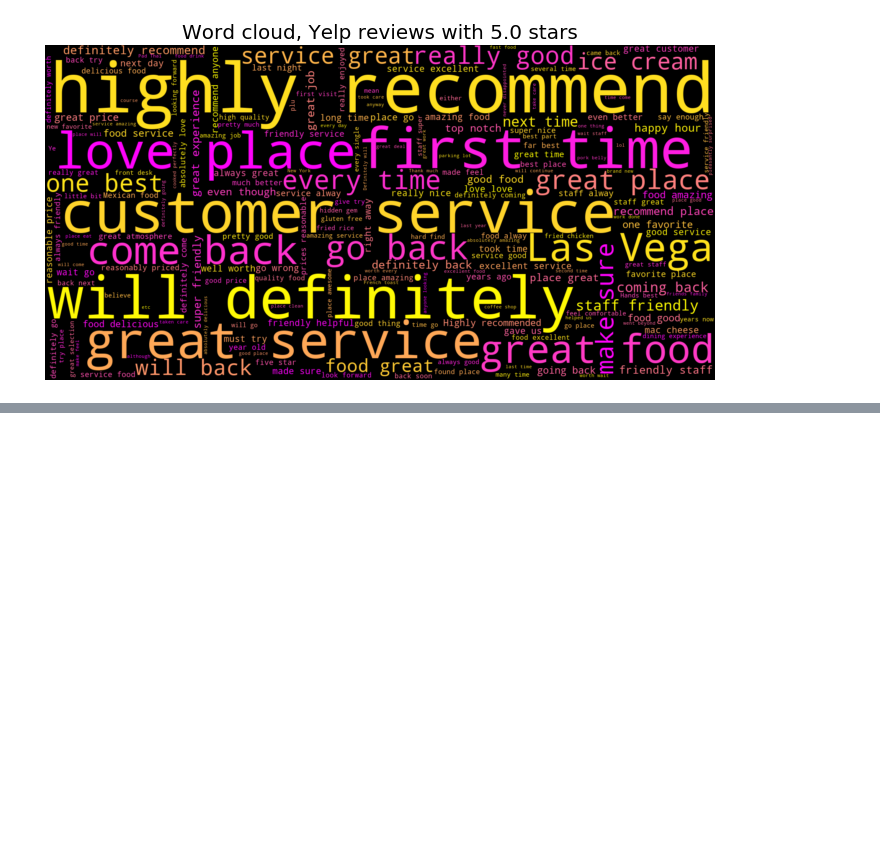
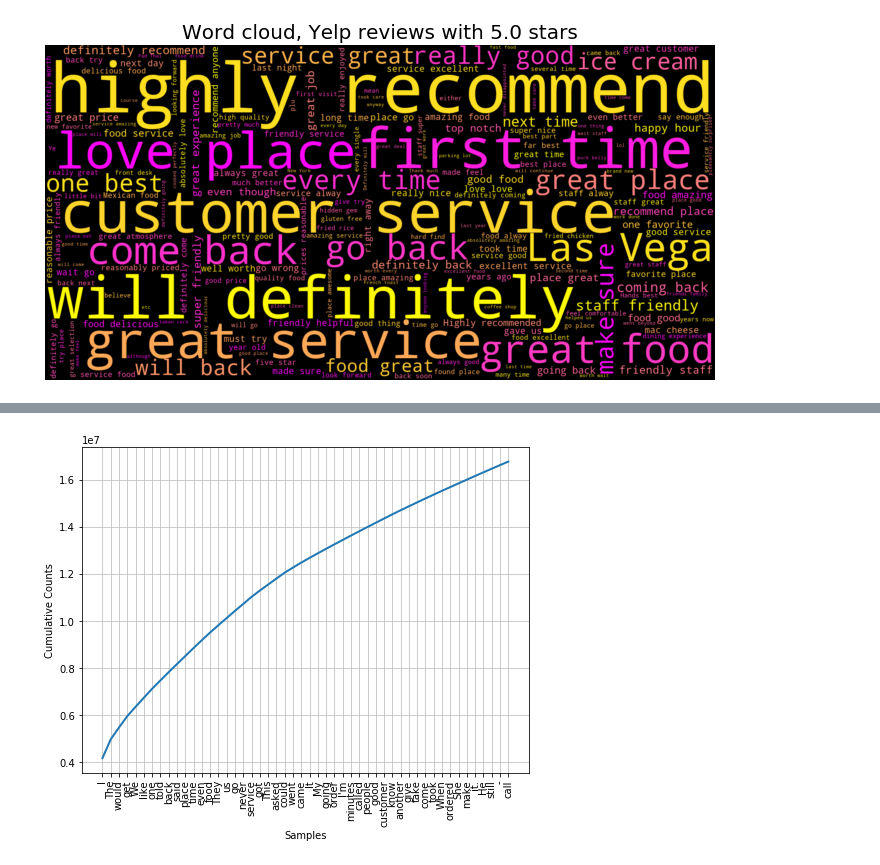
Before and after one commit to stepan-o/lift, a Jupyter notebook: notebooks/3.explore/3_explore_yelp.ipynb, the cells around one changed output, grey strips where cells are left out. Cells and saved outputs as stored; diff of their text form; code cells hidden in the pictures; blank space fills up the shorter version.

```diff
--- a/notebooks/3.explore/3_explore_yelp.ipynb
+++ b/notebooks/3.explore/3_explore_yelp.ipynb
@@ -245,0 +415,2 @@ Travis's greets you with his perfectly green swoosh in his otherwise perfectly s
+# %%
+text = Text(tokens)
@@ -245,0 +429,3 @@ Travis's greets you with his perfectly green swoosh in his otherwise perfectly s
+# %%
+fdist = FreqDist(text)
+print(fdist)
@@ -245,0 +454,5 @@ Travis's greets you with his perfectly green swoosh in his otherwise perfectly s
+# %%
+plt.figure(figsize=(8, 6))
+fdist.plot(50, cumulative=True);
+# %% [output]
+[figure, added]
```
Also changed, not shown: parts of 35 cells of this notebook.
